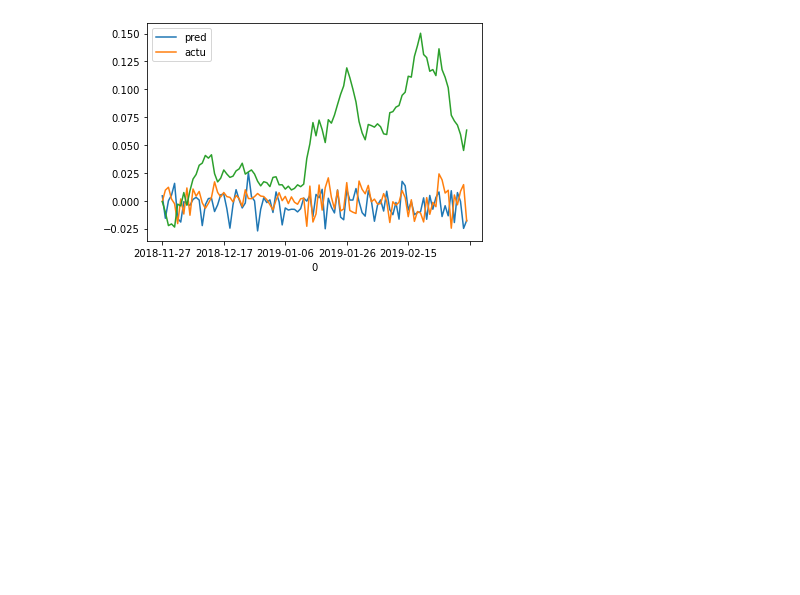
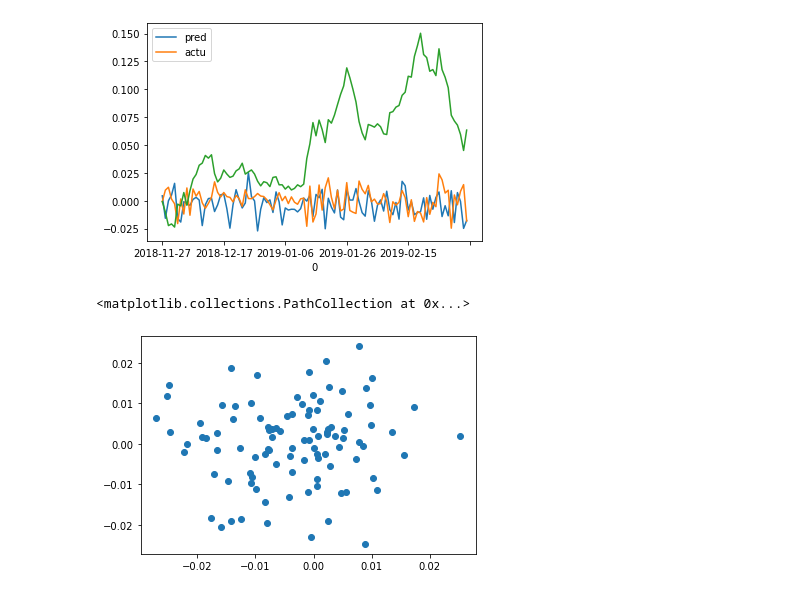
Before and after one commit to s1-inoue/TraderCompany, a Jupyter notebook: データ可視化.ipynb, the cells around one changed output. Drawn from its saved outputs; the diff is of its cells as text; code cells hidden in the pictures; blank space fills up the shorter version.

```diff
--- a/データ可視化.ipynb
+++ b/データ可視化.ipynb
@@ -55,3 +64,8 @@ mst["cumul"].plot()
 # %% [output]
 <AxesSubplot:xlabel='0'>
 [figure]
+# %%
+plt.scatter(mst["pred"], mst["actu"])
+# %% [output]
+<matplotlib.collections.PathCollection at 0x...>
+[figure, added]
```
Also changed, not shown: parts of 4 cells of this notebook, 5 other files.
